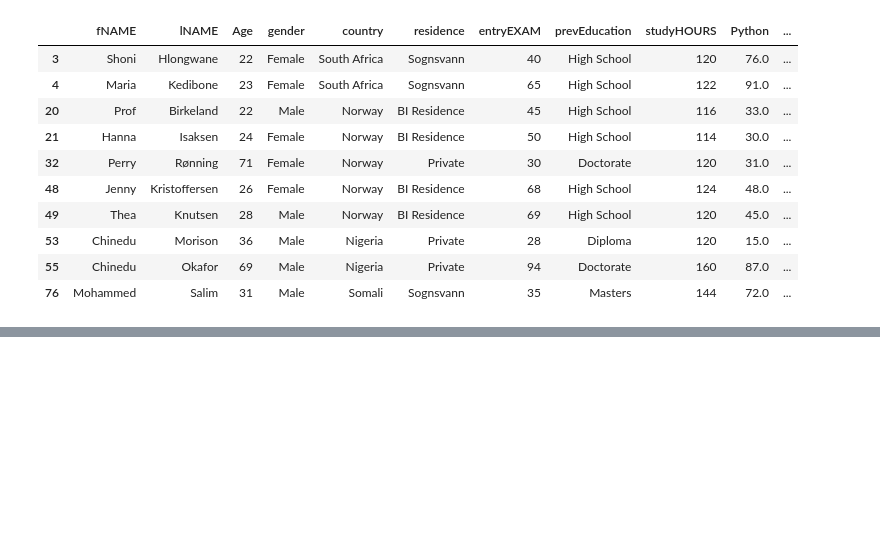
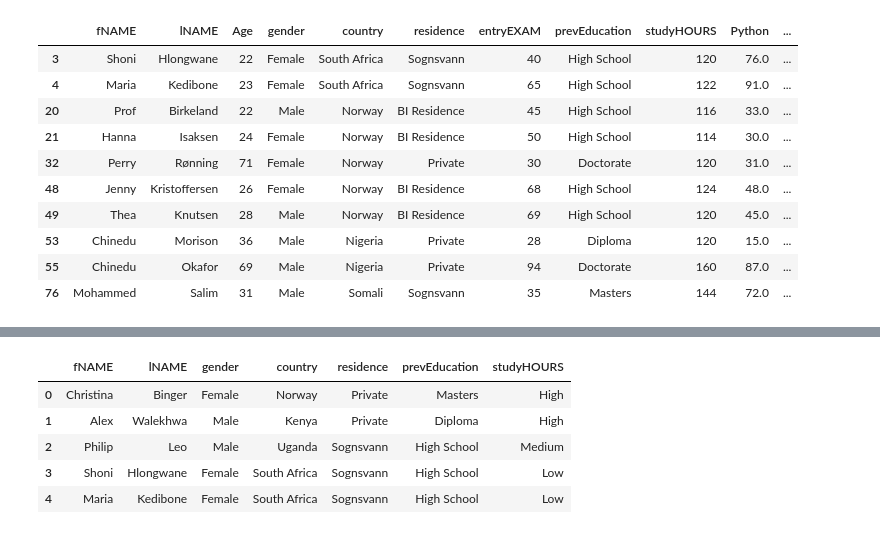
Before and after one commit to AhmMag93/Data-Cleaning-DEPI, a Jupyter notebook: Data Cleaning.ipynb, the cells around one changed output, grey strips where cells are left out. Saved outputs shown, nothing was run; the diff lists cells and outputs as text; code cells hidden in the pictures; blank space fills up the shorter version.

```diff
--- a/Data Cleaning.ipynb
+++ b/Data Cleaning.ipynb
@@ -413,0 +499,10 @@ df
+# %%
+df_cat = df.select_dtypes(include={"object", "category"})
+df_cat.head()
+# %% [output]
+|  | fNAME | lNAME | gender | country | residence | prevEducation | studyHOURS |
+| 0 | Christina | Binger | Female | Norway | Private | Masters | High |
+| 1 | Alex | Walekhwa | Male | Kenya | Private | Diploma | High |
+| 2 | Philip | Leo | Male | Uganda | Sognsvann | High School | Medium |
+| 3 | Shoni | Hlongwane | Female | South Africa | Sognsvann | High School | Low |
+| 4 | Maria | Kedibone | Female | South Africa | Sognsvann | High School | Low |
```
Also changed, not shown: parts of 13 cells of this notebook.
